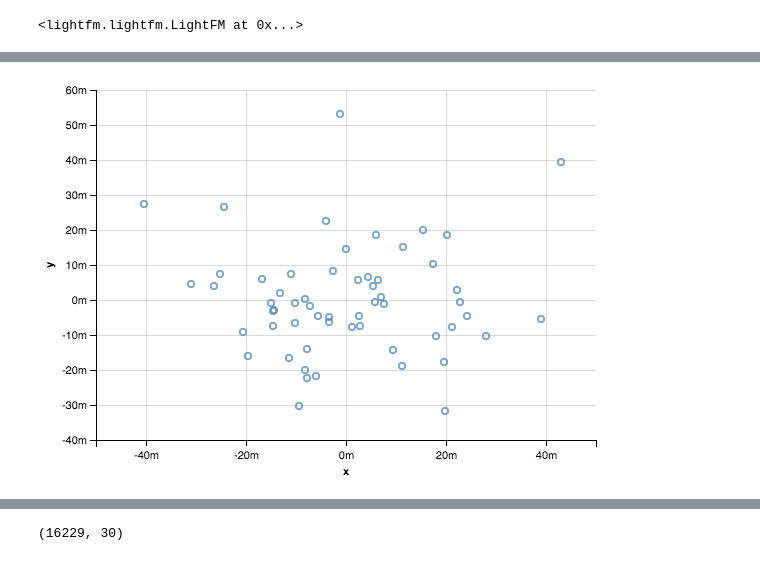
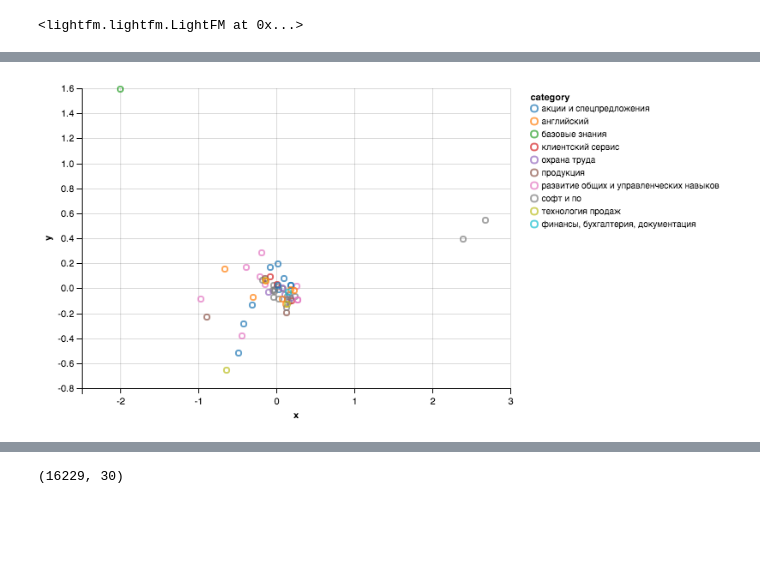
Before and after one commit to dp-cylme/hrhackathon, a Jupyter notebook: notebooks/d61h6ka.ipynb, the cells around one changed output, grey strips where cells are left out. Cells and saved outputs as stored; diff of their text form; code cells hidden in the pictures; blank space fills up the shorter version.

Commit message:
Add course classes

```diff
--- a/notebooks/d61h6ka.ipynb
+++ b/notebooks/d61h6ka.ipynb
@@ -81,5 +78,13 @@ training(train.as_matrix())
 # %%
-cf_model = LightFM(no_components=30)
+# logistic’, ‘bpr’, ‘warp’, ‘warp-kos
+cf_model = LightFM(no_components=30, loss="warp-kos")
 cf_model.fit(convert_to_sparse(train.as_matrix()))
 # %% [output]
 <lightfm.lightfm.LightFM at 0x...>
+# %%
+course_classes_df = (pd.read_csv("../input/course_classes.csv")
+                       .rename(columns={"название": "course_name", "категория 1": "cat1", "категория 2": "cat2"})
+                       .assign(cid = lambda x: course_encoder.transform(x.course_name.as_matrix()))
+                       .assign(cat2 = lambda x: x.cat2.fillna(""))
+                       .assign(ucat = lambda x: x.cat1 + ":" + x.cat2)
+                    )
@@ -86,11 +111,14 @@ cf_model.fit(convert_to_sparse(train.as_matrix()))
 # %%
 from altair import Chart
 from sklearn.decomposition import PCA
 
 courses_2d_presentation = PCA(n_components=2).fit_transform(cf_model.item_embeddings)
-courses_2d_presentation_df = pd.DataFrame({'x': courses_2d_presentation[:,0], 'y': courses_2d_presentation[:,1]})
+courses_2d_presentation_df = pd.DataFrame({'x': courses_2d_presentation[:,0], 'y': courses_2d_presentation[:,1],
+                                           'category': course_classes_df.cat1.as_matrix(),
+                                           'ucategory': course_classes_df.ucat.as_matrix()
+                                          })
 
-Chart(courses_2d_presentation_df).mark_point().encode(x = 'x', y = 'y')
+Chart(courses_2d_presentation_df).mark_point().encode(x = 'x', y = 'y', color='category')
 # %% [output]
 [interactive output not drawn]
-[figure, old version]
+[figure, new version]
```
Also changed, not shown: parts of 6 cells of this notebook, 1 other file.
